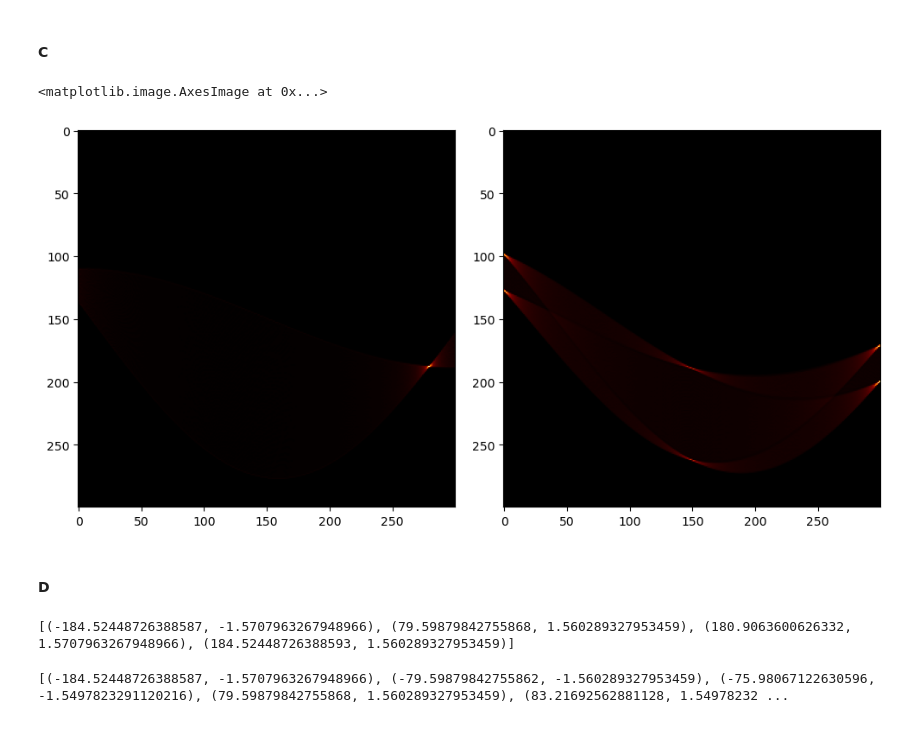
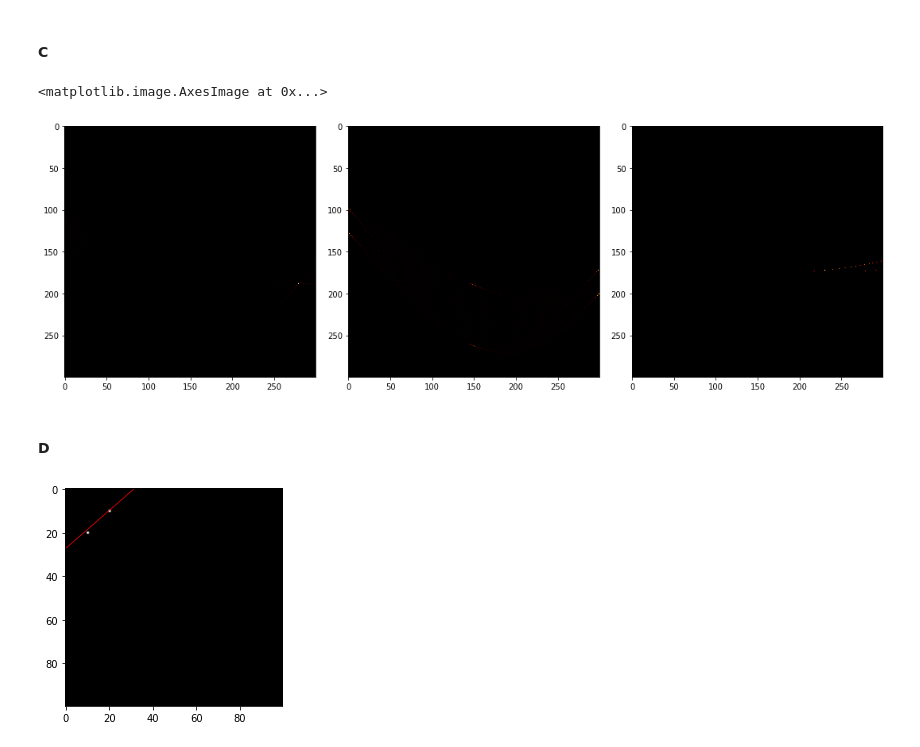
Before and after one commit to al-pi314/computer_vision, a Jupyter notebook: assigments/assigment3/solution.ipynb, the cells around one changed output. Drawn from its saved outputs; the diff is of its cells as text; code cells hidden in the pictures.

```diff
--- a/assigments/assigment3/solution.ipynb
+++ b/assigments/assigment3/solution.ipynb
@@ -418 +408,16 @@ square_votes = hug_find_lines(square_edges, bins, bins)
+# %%
+oneline_mag, oneline_angles = gradient_magnitude(oneline)
+rectangle_mag, rectangle_angles = gradient_magnitude(rectangle)
+# %%
+two_points = np.zeros((100, 100))
+two_points[10, 20] = 1
+two_points[20, 10] = 1
+# %%
+two_points_edges = two_points
+oneline_edges = magnitude_edges_nms(oneline_mag, oneline_angles, 0.1)
+rectangle_edges = magnitude_edges_nms(rectangle_mag, rectangle_angles, 0.1)
+
+oneline_votes = hug_find_lines(oneline_edges, fbins, pbins, angles_domain)
+rectangle_votes = hug_find_lines(rectangle_edges, fbins, pbins, angles_domain)
+two_points_votes = hug_find_lines(two_points_edges, fbins, pbins, angles_domain)
 # %%
@@ -451,43 +462,45 @@ def non_maxima_suppression_8n(I):
         for j in range(Is.shape[1]):
             if Is[i, j] == 0:
                 continue
-            if Is[i, j] < np.max(Is[max(0, i-1): min(i+2, Is.shape[0]), max(0, j-1): min(j+2, Is.shape[1])]):
+            neighbourhood = Is[max(0, i-1): min(i+2, Is.shape[0]), max(0, j-1): min(j+2, Is.shape[1])]
+            neighbourhood_max = neighbourhood.max()
+            neighbourhood_max_count = np.count_nonzero(neighbourhood == neighbourhood_max)
+
+            # in place setting to zero keeps only one maximum
+            if Is[i, j] < neighbourhood_max or (Is[i, j] == neighbourhood_max and neighbourhood_max_count > 1):
                 Is[i, j] = 0
-    return I
+    return Is
 # %%
+two_points_votes_s = non_maxima_suppression_8n(two_points_votes)
 oneline_votes_s = non_maxima_suppression_8n(oneline_votes)
-square_votes_s = non_maxima_suppression_8n(square_votes)
+rectangle_votes_s = non_maxima_suppression_8n(rectangle_votes)
 
-fig, axes = plt.subplots(1, 2, figsize=(10, 5))
+fig, axes = plt.subplots(1, 3, figsize=(15, 5))
 fig.tight_layout(pad=1.0)
 
 axes[0].imshow(oneline_votes_s, cmap='afmhot')
 
-axes[1].imshow(square_votes_s, cmap='afmhot')
+axes[1].imshow(rectangle_votes_s, cmap='afmhot')
+
+axes[2].imshow(two_points_votes_s, cmap='afmhot')
 # %% [output]
 <matplotlib.image.AxesImage at 0x...>
-[figure, old version]
+[figure, new version]
 # %% [markdown]
 #### D
 # %%
-def extract_lines(I, edge_th, fbins, pbins, line_match_th):
-    I_edges = better_edges(I, edge_th)
-    I_votes = hug_find_lines(I_edges, fbins, pbins)
-    I_votes_s = non_maxima_suppression_8n(I_votes)
-
-    diagonal = np.sqrt(I.shape[0]**2 + I.shape[1]**2)
-    discrete_angles = angles(fbins)
-
+def extract_lines(I_votes, treshold, angles_domain, diagonal):
     params = []
-    for p_idx, a_idx in np.argwhere(I_votes_s > line_match_th):
-        p = p_idx * (2*diagonal) / pbins - diagonal
-        a = discrete_angles[a_idx]
+    for p_idx, a_idx in np.argwhere(I_votes >= treshold):
+        # Reverse pi = int(((p + diagonal) / (2*diagonal)) * A.shape[0])
+        p = (p_idx / I_votes.shape[0]) * (2*diagonal) - diagonal
+        a = angles_domain[a_idx]
         params.append((p, a))
     return params
-# %% [output]
-[(-184.52448726388587, -1.5707963267948966), (79.59879842755868, 1.560289327953459), (180.9063600626332, 1.5707963267948966), (184.52448726388593, 1.560289327953459)]
-# %%
-rectangle_params = extract_lines(rectangle, 0.1, 300, 300, 0.0008)
-print(rectangle_params)
-# %% [output]
-[(-184.52448726388587, -1.5707963267948966), (-79.59879842755862, -1.560289327953459), (-75.98067122630596, -1.5497823291120216), (79.59879842755868, 1.560289327953459), (83.21692562881128, 1.54978232 ...
+# %%
+two_points_params = extract_lines(two_points_votes_s, 2, angles_domain, img_diagonal(two_points))
+plt.imshow(two_points, cmap='gray')
+for p, a in two_points_params:
+    draw_line(p, a, two_points.shape[0], two_points.shape[1])
+# %% [output]
+[figure, added]
```
Also changed, not shown: parts of 46 cells of this notebook.
